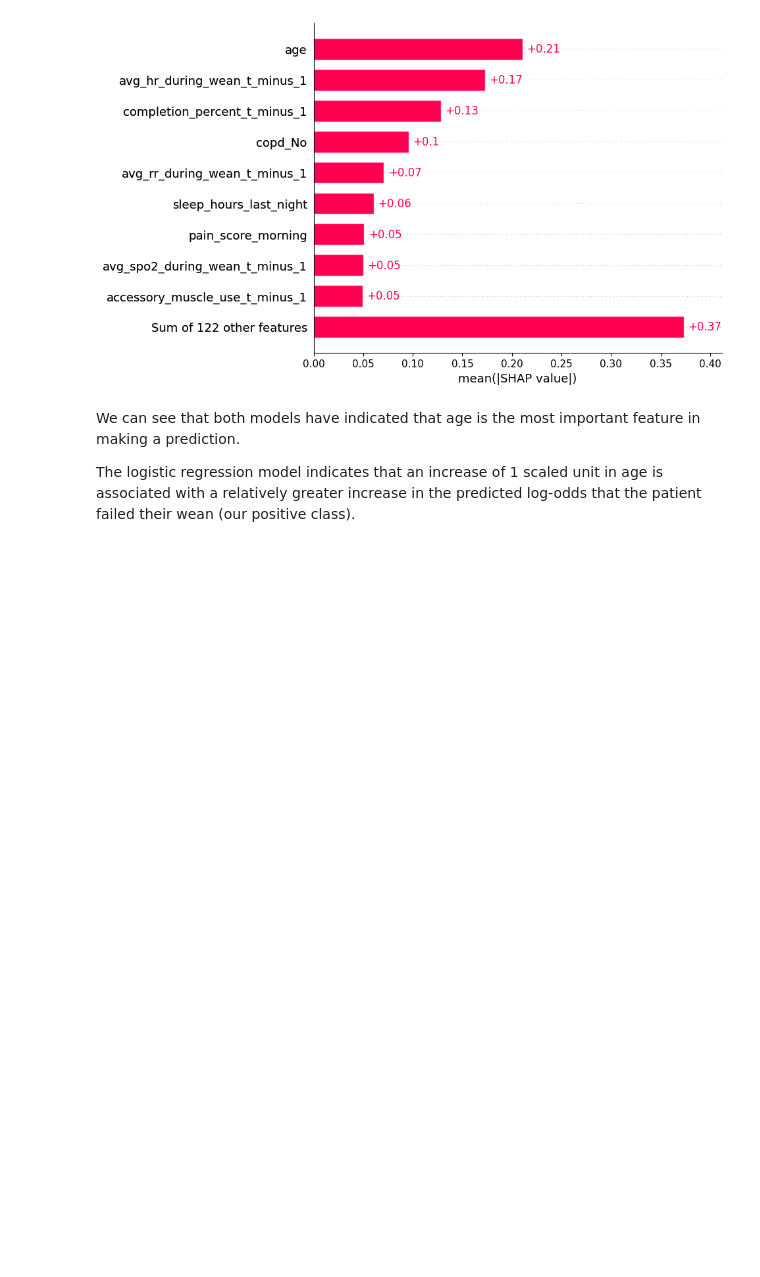
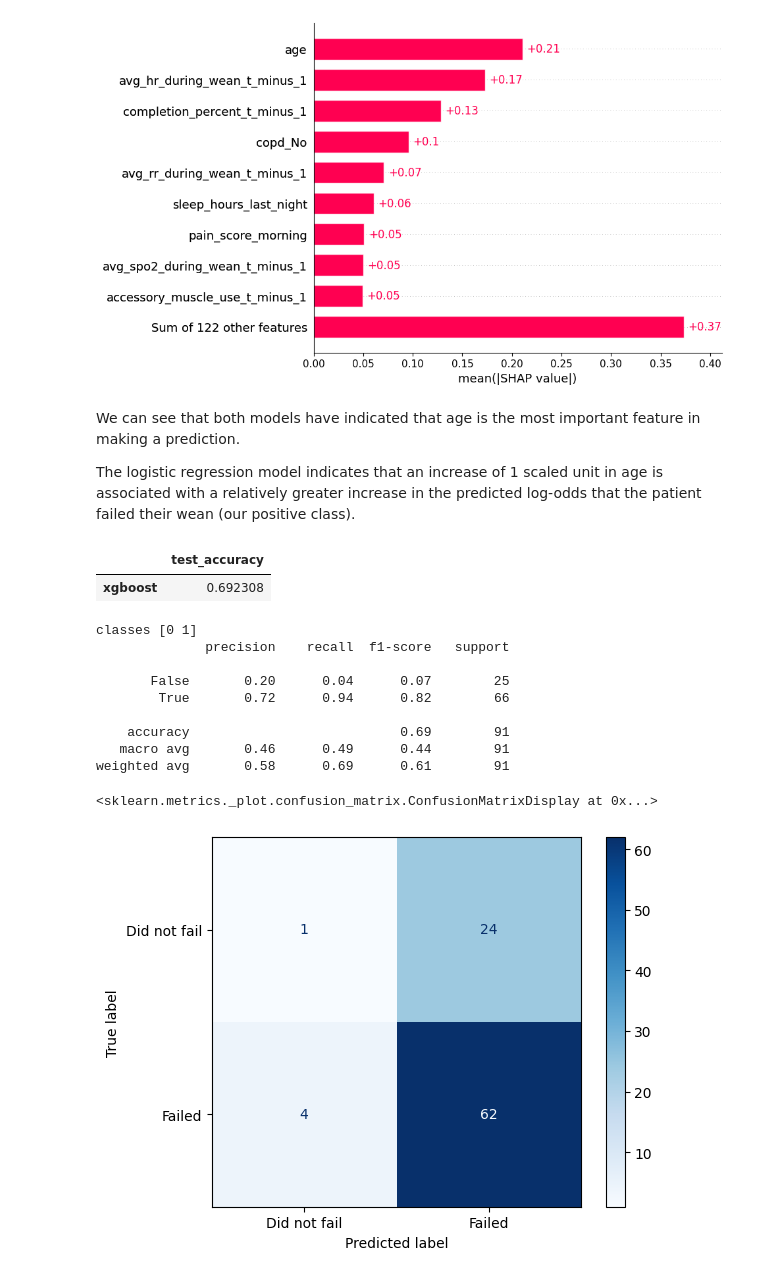
Before and after one commit to ajarodpaulson/mock-predict-weaning-failure, a Jupyter notebook: predict_weaning_failure.ipynb, the cells around one changed output. Cells and saved outputs as stored; diff of their text form; code cells hidden in the pictures; blank space fills up the shorter version.

Commit message:
add evaluation on test set and confusion matrix

```diff
--- a/predict_weaning_failure.ipynb
+++ b/predict_weaning_failure.ipynb
@@ -724,6 +724,52 @@ shap.plots.bar(train_shap_values, max_display=10)
 We can see that both models have indicated that age is the most important feature in making a prediction.
 
 The logistic regression model indicates that an increase of 1 scaled unit in age is associated with a relatively greater increase in the predicted log-odds that the patient failed their wean (our positive class).
+# %%
+X_test = test_df.drop(columns="did_fail_wean")
+y_test = test_df["did_fail_wean"]
+
+final_model = best_pipe_xgb
+final_model.fit(X_train, y_train)
+
+test_accuracy = final_model.score(X_test, y_test)
+
+test_results = pd.DataFrame(
+  {"test_accuracy": [test_accuracy]},
+  index=["xgboost"],
+)
+
+test_results
+# %% [output]
+|  | test_accuracy |
+| xgboost | 0.692308 |
+# %%
+from sklearn.metrics import classification_report, ConfusionMatrixDisplay
+
+y_pred = final_model.predict(X_test)
+
+print("classes", final_model.named_steps["xgbclassifier"].classes_)
+
+print(classification_report(y_test, y_pred))
+
+ConfusionMatrixDisplay.from_predictions(
+  y_test,
+  y_pred,
+  display_labels=["Did not fail", "Failed"],
+  cmap="Blues",
+  values_format="d",
+)
+# %% [output]
+classes [0 1]
+              precision    recall  f1-score   support
+
+       False       0.20      0.04      0.07        25
+        True       0.72      0.94      0.82        66
+
+    accuracy                           0.69        91
+   macro avg       0.46      0.49      0.44        91
+weighted avg       0.58      0.69      0.61        91
+<sklearn.metrics._plot.confusion_matrix.ConfusionMatrixDisplay at 0x...>
+[figure, added]
 # %% [markdown]
 # Reflection
 
```
Also changed, not shown: parts of 3 cells of this notebook.
